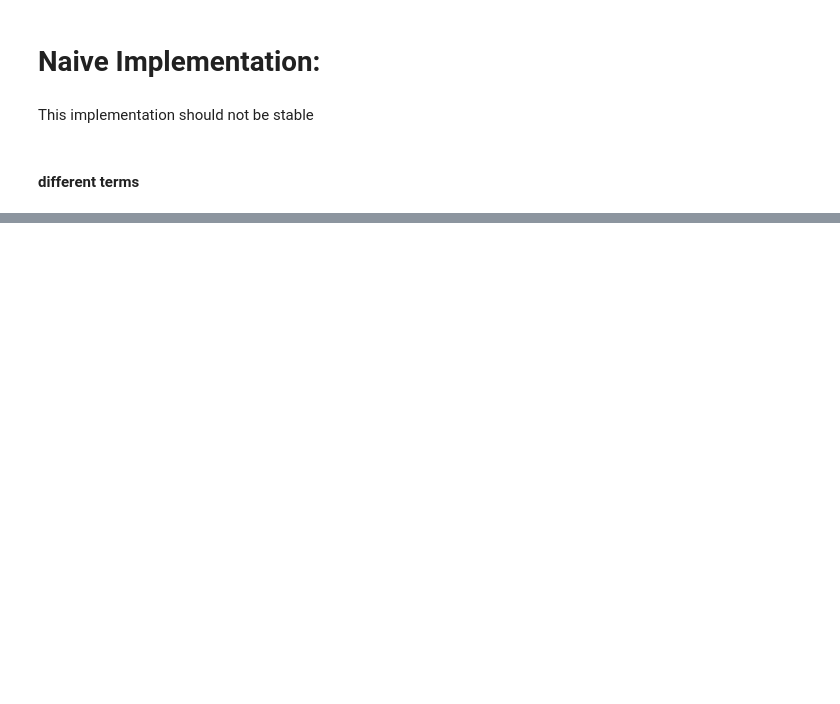
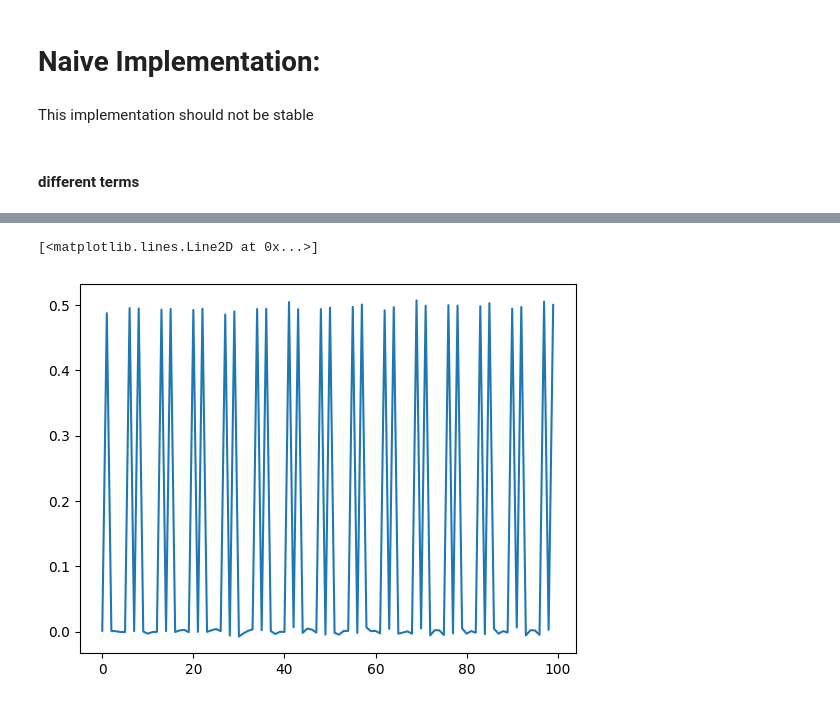
Before and after one commit to MPenaR/UWVFTrefftz, a Jupyter notebook: src/test_trefft.ipynb, the cells around one changed output, grey strips where cells are left out. Saved outputs shown, nothing was run; the diff lists cells and outputs as text; code cells hidden in the pictures; blank space fills up the shorter version.

```diff
--- a/src/test_trefft.ipynb
+++ b/src/test_trefft.ipynb
@@ -627,0 +651,2 @@ plt.imshow(np.abs(A))
+# %%
+DOFs = np.linalg.solve(A,b)
@@ -627,0 +673,5 @@ plt.imshow(np.abs(A))
+# %%
+plt.plot(np.real(DOFs[:100]))
+# %% [output]
+[<matplotlib.lines.Line2D at 0x...>]
+[figure, added]
```
Also changed, not shown: parts of 18 cells of this notebook, 1 other file.
